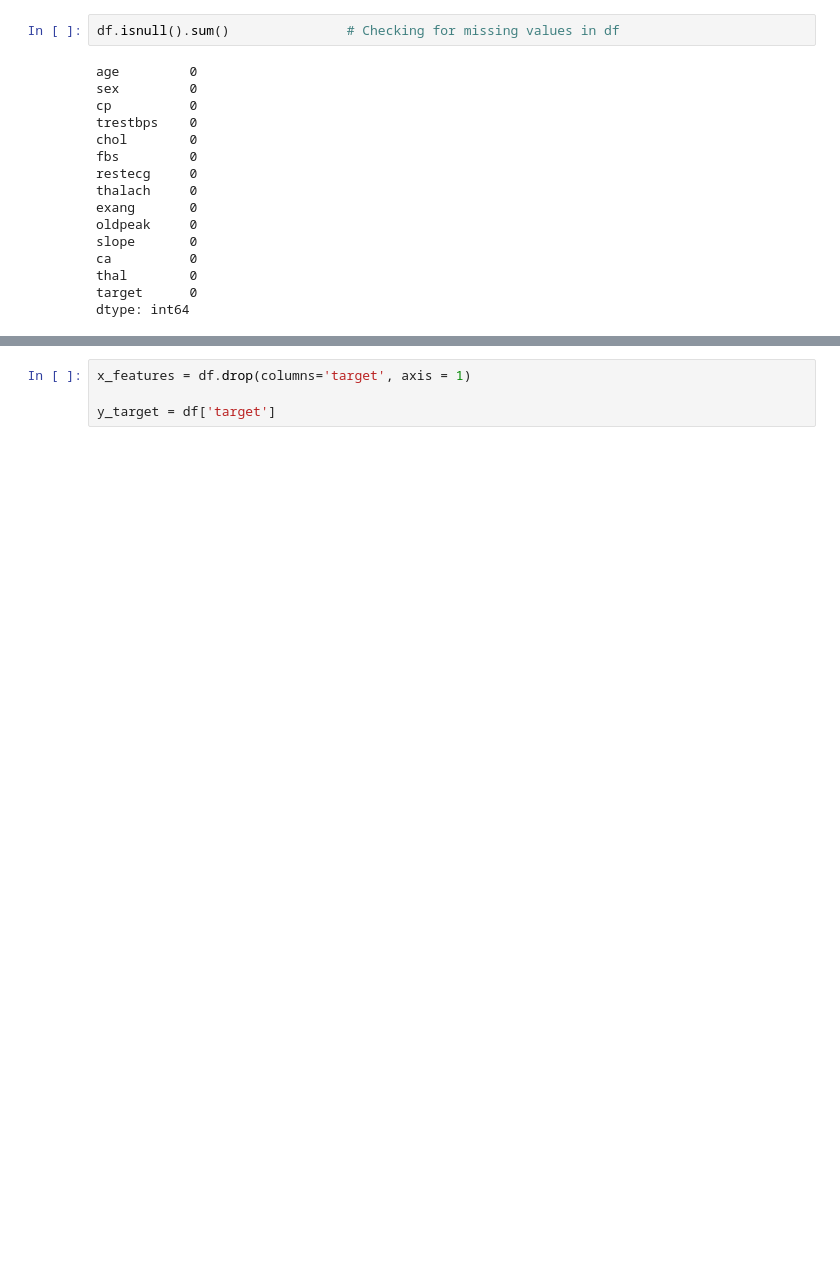
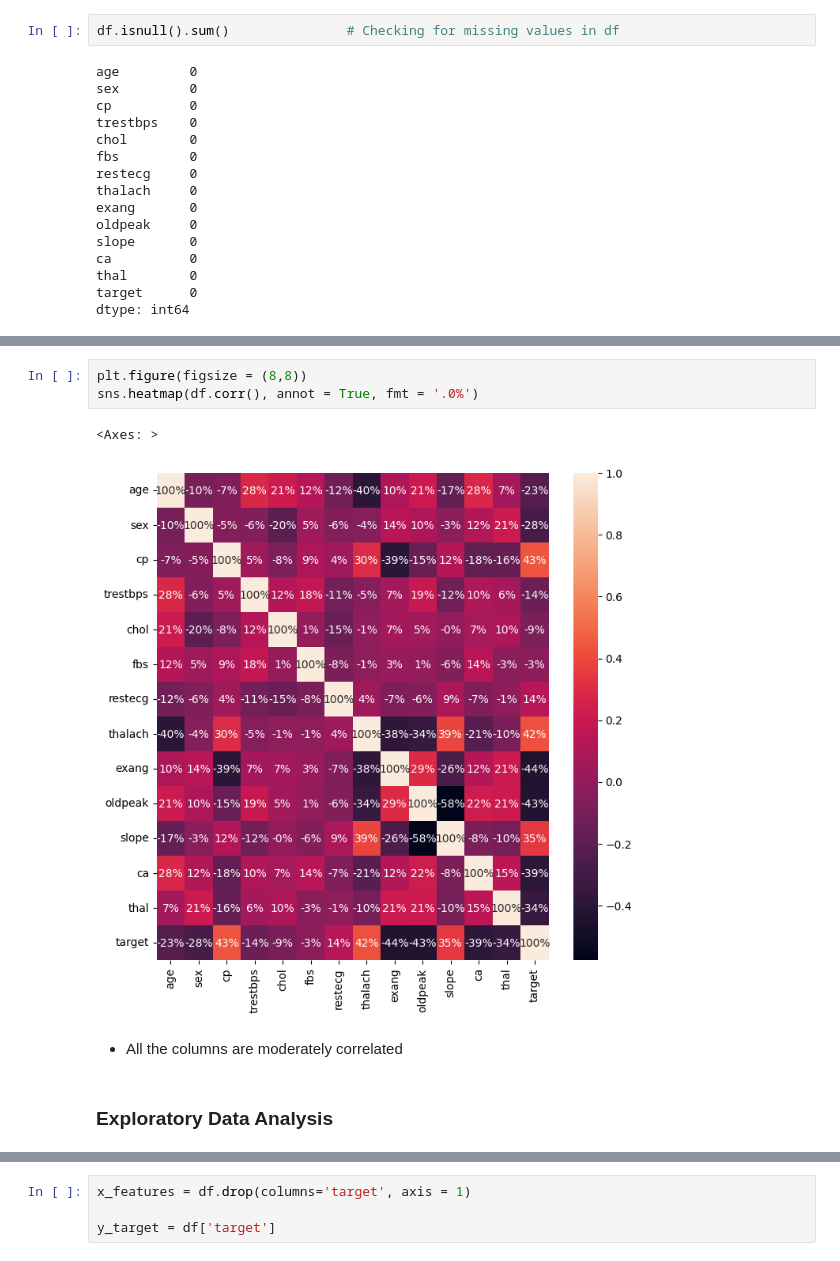
Before and after one commit to XDFrost/Heart-Disease-Prediction-Model, a Jupyter notebook: model.ipynb, the cells around one changed output, grey strips where cells are left out. Cells and saved outputs as stored; diff of their text form; blank space fills up the shorter version.

```diff
--- a/model.ipynb
+++ b/model.ipynb
@@ -83,6 +106,16 @@ df.describe()
 | 50% | 55.000000 | 1.000000 | 1.000000 | 130.000000 | 240.000000 | 0.000000 | 1.000000 | 153.000000 | 0.000000 | 0.800000 | 1.000000 | ... |
 | 75% | 61.000000 | 1.000000 | 2.000000 | 140.000000 | 274.500000 | 0.000000 | 1.000000 | 166.000000 | 1.000000 | 1.600000 | 2.000000 | ... |
 | max | 77.000000 | 1.000000 | 3.000000 | 200.000000 | 564.000000 | 1.000000 | 2.000000 | 202.000000 | 1.000000 | 6.200000 | 2.000000 | ... |
+# %%
+plt.figure(figsize = (8,8))
+sns.heatmap(df.corr(), annot = True, fmt = '.0%')
+# %% [output]
+<Axes: >
+[figure, added]
+# %% [markdown]
+- All the columns are moderately correlated
+# %% [markdown]
+### Exploratory Data Analysis
 # %%
 # Checking value distribution
 
```
Also changed, not shown: parts of 102 cells of this notebook, 2 other files.
